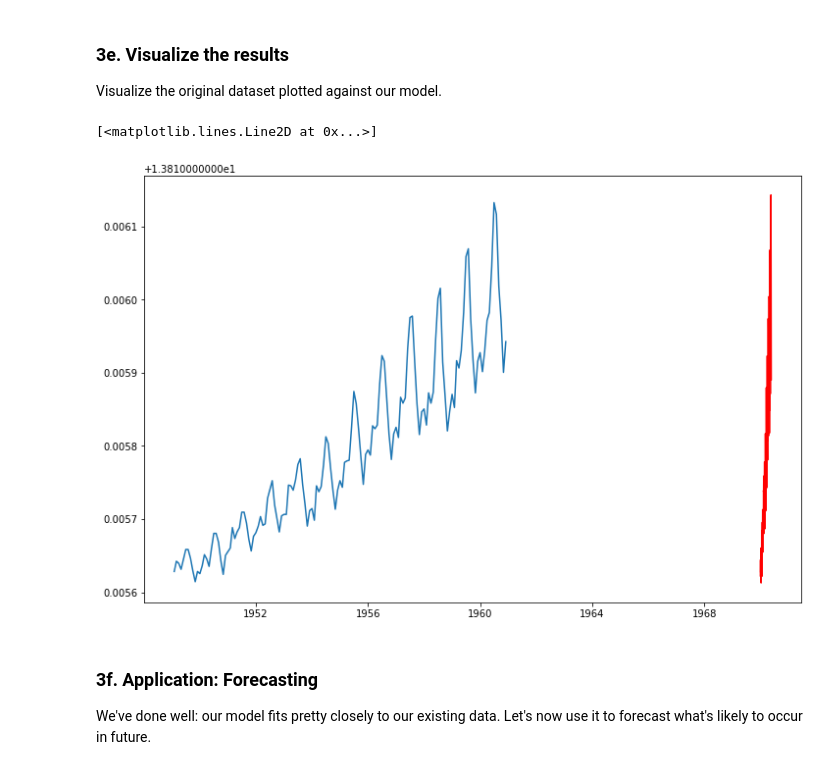
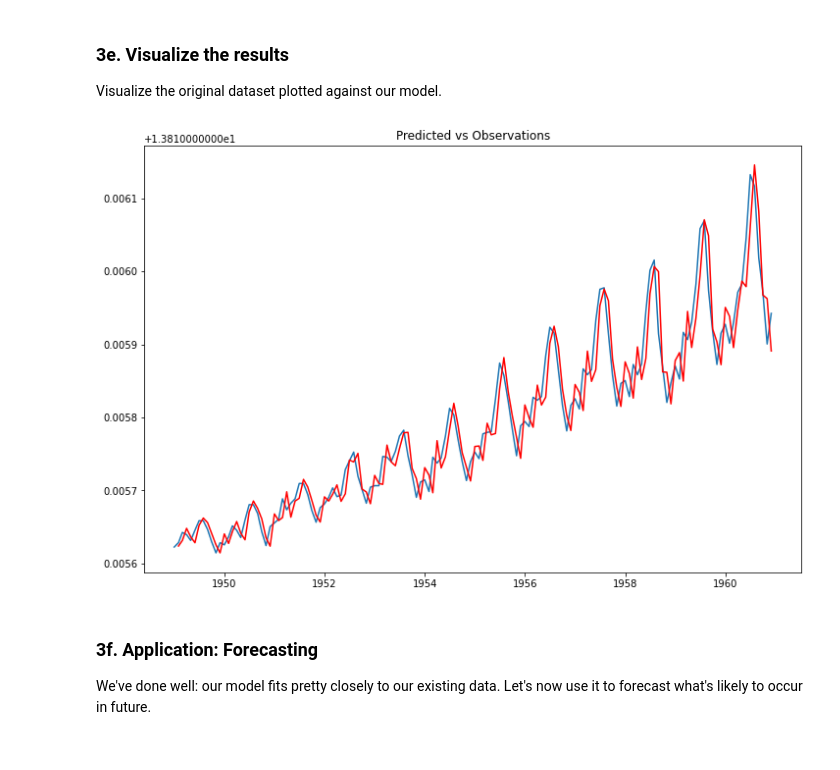
Before and after one commit to john-james-ai/Springboard, a Jupyter notebook: 21-Time Series/Cigarettes/Cowboy Cigarettes Case Study - Tier 3.ipynb, the cells around one changed output. Saved outputs shown, nothing was run; the diff lists cells and outputs as text; code cells hidden in the pictures.

Commit message:
cowboy cigarettes case

```diff
--- a/21-Time Series/Cowboy Cigarettes Case Study - Tier 3.ipynb
+++ b/21-Time Series/Cigarettes/Cowboy Cigarettes Case Study - Tier 3.ipynb
@@ -62,7 +62,7 @@ from statsmodels.tsa.statespace.tools import diff
 ### 1b. Load the data
 Call the variable `cigData`.
 # %%
-cigData = pd.read_csv('21-Time Series\CowboyCigsData.csv', index_col=0)
+cigData = pd.read_csv('21-Time Series\Cigarettes\CowboyCigsData.csv', index_col=0)
 # %% [markdown]
 ### 1c. Explore the data
 We now need to check whether the data conduces to a time series style analysis.
@@ -343,6 +360,8 @@ Best Score: 0.0 Best Params: (2, 1, 1)
 So the best p,d, q, parameters for our ARIMA model are 2, 1, 1 respectively. Now we know this, we can build the model.
 # %%
 order = (2,1,1)
-arima = ARIMA(y_log.values, order=order)
+arima = ARIMA(y_log, order=order, trend='t')
 arima_fit = arima.fit()
 arima_forecast = arima_fit.forecast(24)
+arima_predict = arima_fit.predict(start=1)
+arima_forecast.plot()
@@ -412,11 +400,12 @@ Name: #CigSales, Length: 144, dtype: float64
 Visualize the original dataset plotted against our model.
 # %%
 plt.subplots(figsize=(12,8))
-plt.plot(y_log[1:])
-plt.plot(y_pred[1:], color='r')
+plt.plot(y_log)
+plt.plot(arima_predict, color='r')
+plt.title("Predicted vs Observations")
+plt.show()
 # %% [output]
-[<matplotlib.lines.Line2D at 0x...>]
-[figure, old version]
+[figure, new version]
 # %% [markdown]
 ### 3f. Application: Forecasting
 
```
Also changed, not shown: parts of 8 cells of this notebook, 1 other file.
